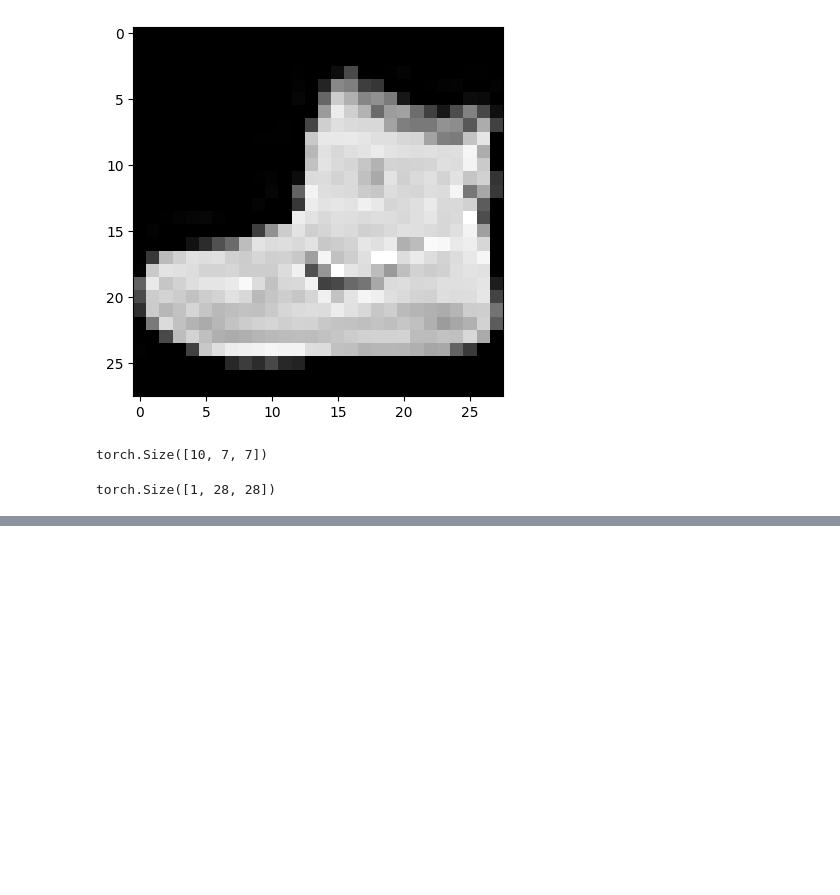
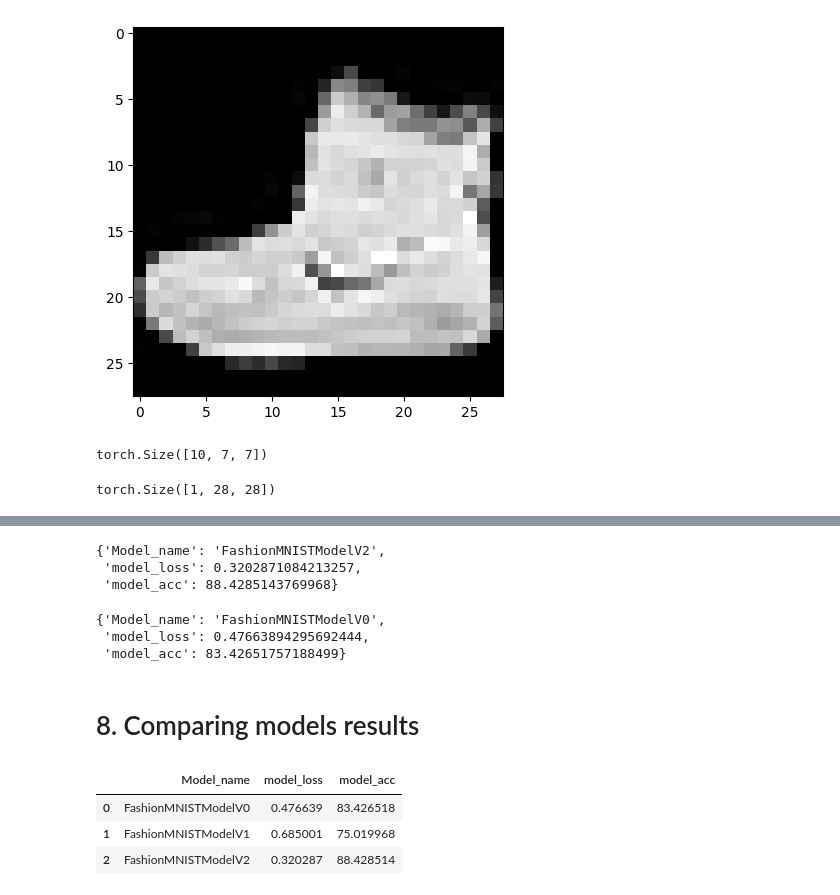
Before and after one commit to tudaykrishna/PyTorch, a Jupyter notebook: 03_Pytorch.ipynb, the cells around one changed output, grey strips where cells are left out. Saved outputs shown, nothing was run; the diff lists cells and outputs as text; code cells hidden in the pictures; blank space fills up the shorter version.

Commit message:
Comparing models results

```diff
--- a/03_Pytorch.ipynb
+++ b/03_Pytorch.ipynb
@@ -487,7 +489,7 @@ def eval_model(model:torch.nn.Module,
 model_0_results = eval_model(model=model_0,
                              data_loader=test_dataloader,
                              loss_fn=loss_fn,
-                             accuracy_fn=acc_fun)
+                             accuracy_fn=accuracy_fn)
 
 model_0_results
 # %% [output]
@@ -919,0 +922,33 @@ Train time on None: 41.469413 seconds
+# %%
+model_2_results = eval_model_gpu(
+    model=model_2,
+    data_loader=test_dataloader,
+    loss_fn=loss_fn,
+    accuracy_fn=accuracy_fn
+)
+# %%
+model_2_results
+# %% [output]
+{'Model_name': 'FashionMNISTModelV2',
+ 'model_loss': 0.3202871084213257,
+ 'model_acc': 88.4285143769968}
+# %%
+model_0_results
+# %% [output]
+{'Model_name': 'FashionMNISTModelV0',
+ 'model_loss': 0.47663894295692444,
+ 'model_acc': 83.42651757188499}
+# %% [markdown]
+# 8. Comparing models results
+# %%
+import pandas as pd
+compare_results = pd.DataFrame([model_0_results,
+                                model_1_results,
+                                model_2_results])
+
+compare_results
+# %% [output]
+|  | Model_name | model_loss | model_acc |
+| 0 | FashionMNISTModelV0 | 0.476639 | 83.426518 |
+| 1 | FashionMNISTModelV1 | 0.685001 | 75.019968 |
+| 2 | FashionMNISTModelV2 | 0.320287 | 88.428514 |
```
Also changed, not shown: parts of 5 cells of this notebook.
